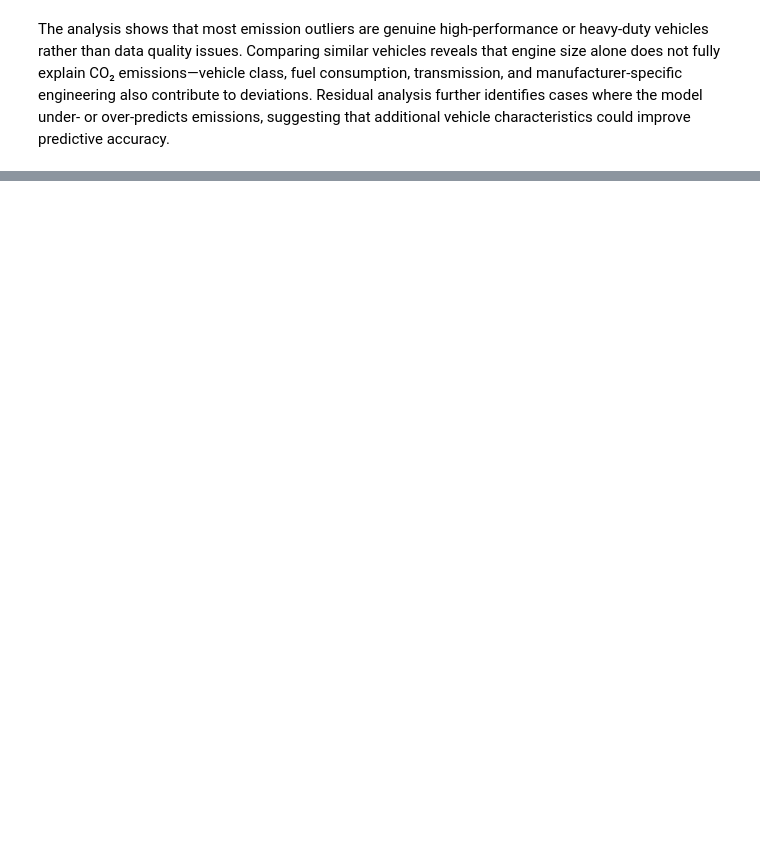
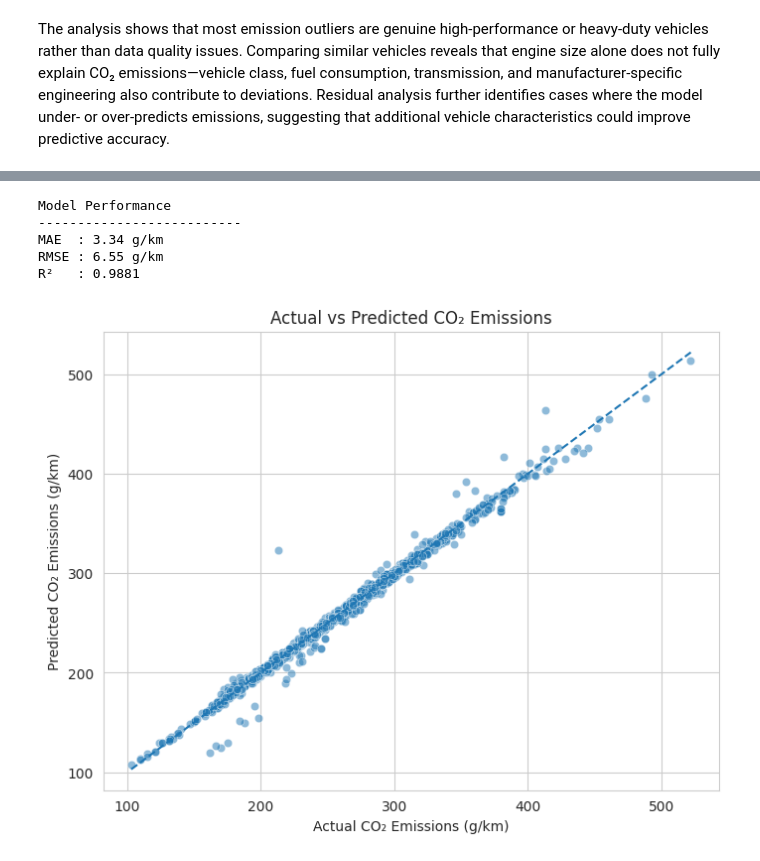
Before and after one commit to anp2/Declarative-Pipeline, a Jupyter notebook: CO2_Emission.ipynb, the cells around one changed output, grey strips where cells are left out. Cells and saved outputs as stored; diff of their text form; code cells hidden in the pictures; blank space fills up the shorter version.

```diff
--- a/CO2_Emission.ipynb
+++ b/CO2_Emission.ipynb
@@ -647,0 +778,12 @@ The analysis shows that most emission outliers are genuine high-performance or h
+# %%
+#create Linear Regression Pipeline
+model = Pipeline(
+    steps=[
+        ("preprocessor", preprocessor),
+        ("regressor", LinearRegression())
+    ]
+)
+# %%
+model.fit(X_train, y_train)
+
+print("Model training completed.")
@@ -647,0 +792,9 @@ The analysis shows that most emission outliers are genuine high-performance or h
+# %%
+y_pred = model.predict(X_test)
+
+predictions = pd.DataFrame({
+    "Actual CO2": y_test.values,
+    "Predicted CO2": y_pred
+})
+
+predictions.head(10)
@@ -647,0 +813,46 @@ The analysis shows that most emission outliers are genuine high-performance or h
+# %%
+mae = mean_absolute_error(y_test, y_pred)
+
+rmse = np.sqrt(
+    mean_squared_error(y_test, y_pred)
+)
+
+r2 = r2_score(y_test, y_pred)
+
+print("Model Performance")
+print("--------------------------")
+print(f"MAE  : {mae:.2f} g/km")
+print(f"RMSE : {rmse:.2f} g/km")
+print(f"R²   : {r2:.4f}")
+# %% [output]
+Model Performance
+--------------------------
+MAE  : 3.34 g/km
+RMSE : 6.55 g/km
+R²   : 0.9881
+# %%
+plt.figure(figsize=(8,6))
+
+sns.scatterplot(
+    x=y_test,
+    y=y_pred,
+    alpha=0.5
+)
+
+# Perfect prediction line
+min_value = min(y_test.min(), y_pred.min())
+max_value = max(y_test.max(), y_pred.max())
+
+plt.plot(
+    [min_value, max_value],
+    [min_value, max_value],
+    linestyle="--"
+)
+
+plt.xlabel("Actual CO₂ Emissions (g/km)")
+plt.ylabel("Predicted CO₂ Emissions (g/km)")
+plt.title("Actual vs Predicted CO₂ Emissions")
+
+plt.show()
+# %% [output]
+[figure, added]
```
Also changed, not shown: parts of 12 cells of this notebook.
